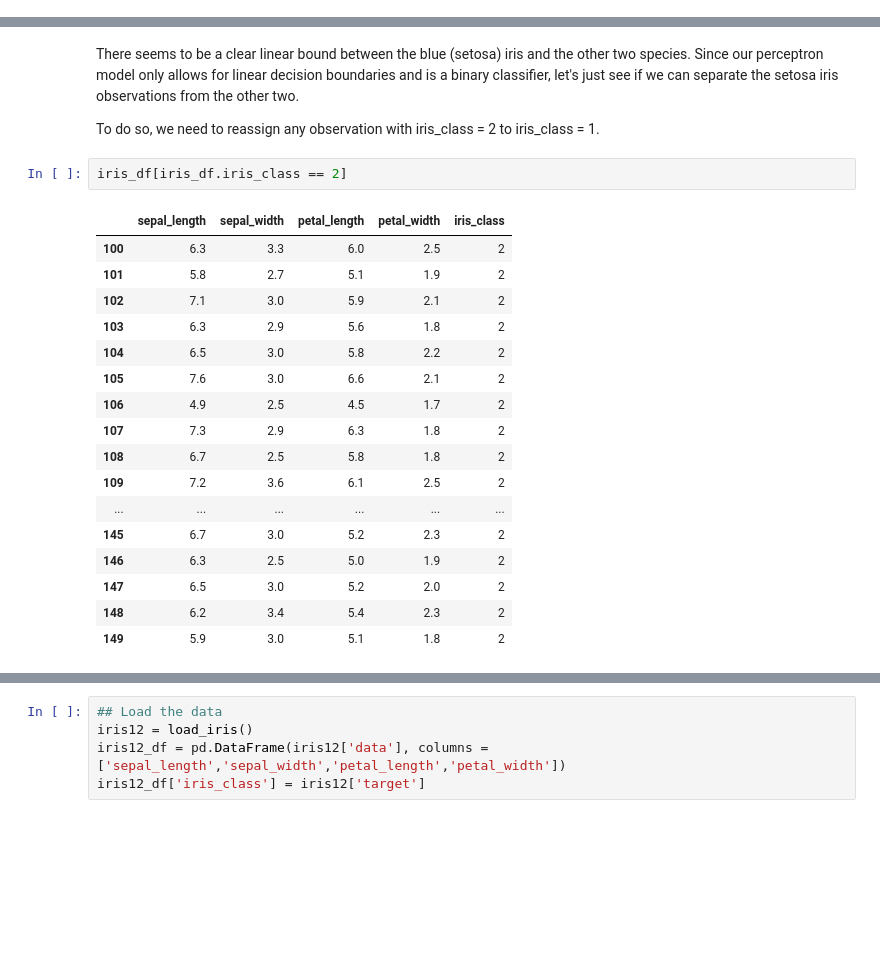
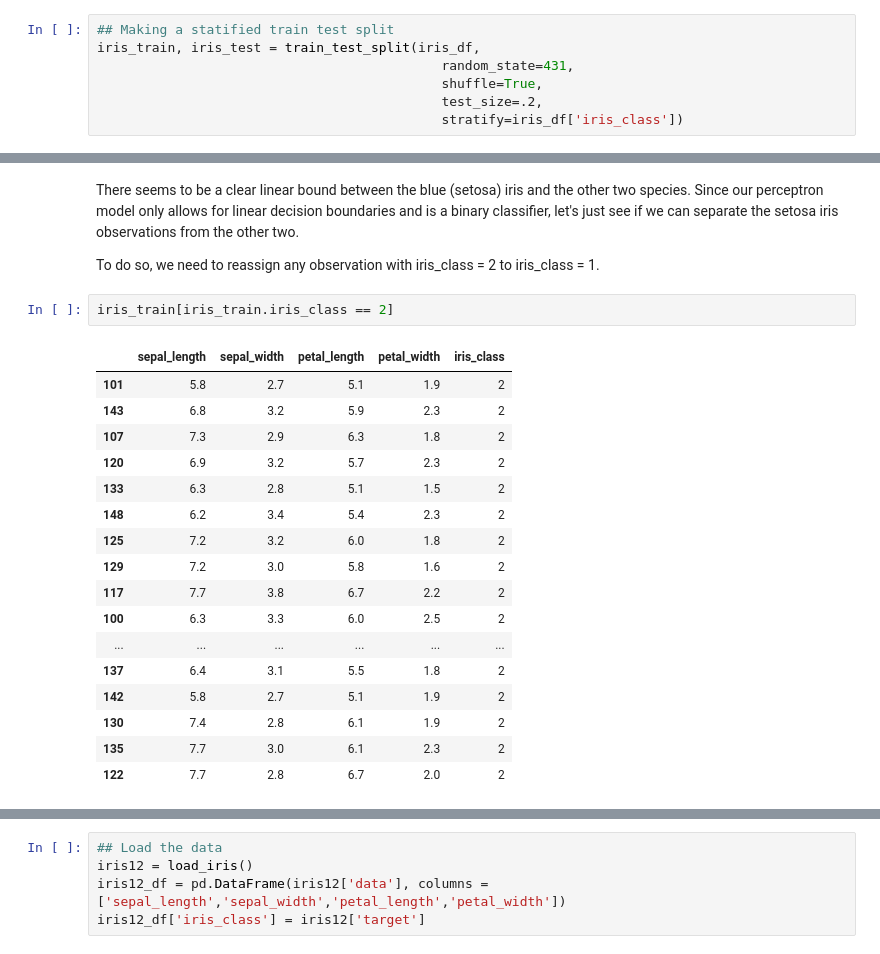
Before and after one commit to melbyjos/MLAlgos, a Jupyter notebook: Single_Layer_Perceptron.ipynb, the cells around one changed output, grey strips where cells are left out. Cells and saved outputs as stored; diff of their text form; blank space fills up the shorter version.

```diff
--- a/Single_Layer_Perceptron.ipynb
+++ b/Single_Layer_Perceptron.ipynb
@@ -416,6 +416,13 @@ iris_df.head()
 | 2 | 4.7 | 3.2 | 1.3 | 0.2 | 0 |
 | 3 | 4.6 | 3.1 | 1.5 | 0.2 | 0 |
 | 4 | 5.0 | 3.6 | 1.4 | 0.2 | 0 |
+# %%
+## Making a statified train test split
+iris_train, iris_test = train_test_split(iris_df,
+                                            random_state=431,
+                                            shuffle=True,
+                                            test_size=.2,
+                                            stratify=iris_df['iris_class'])
 # %%
 ## Plotting the training data
 ## sepal_width against sepal_length
@@ -457,24 +464,24 @@ let's just see if we can separate the setosa iris observations from the other tw
 
 To do so, we need to reassign any observation with iris_class = 2 to iris_class = 1.
 # %%
-iris_df[iris_df.iris_class == 2]
+iris_train[iris_train.iris_class == 2]
 # %% [output]
 |  | sepal_length | sepal_width | petal_length | petal_width | iris_class |
+| 101 | 5.8 | 2.7 | 5.1 | 1.9 | 2 |
+| 143 | 6.8 | 3.2 | 5.9 | 2.3 | 2 |
+| 107 | 7.3 | 2.9 | 6.3 | 1.8 | 2 |
+| 120 | 6.9 | 3.2 | 5.7 | 2.3 | 2 |
+| 133 | 6.3 | 2.8 | 5.1 | 1.5 | 2 |
+| 148 | 6.2 | 3.4 | 5.4 | 2.3 | 2 |
+| 125 | 7.2 | 3.2 | 6.0 | 1.8 | 2 |
+| 129 | 7.2 | 3.0 | 5.8 | 1.6 | 2 |
+| 117 | 7.7 | 3.8 | 6.7 | 2.2 | 2 |
 | 100 | 6.3 | 3.3 | 6.0 | 2.5 | 2 |
-| 101 | 5.8 | 2.7 | 5.1 | 1.9 | 2 |
-| 102 | 7.1 | 3.0 | 5.9 | 2.1 | 2 |
-| 103 | 6.3 | 2.9 | 5.6 | 1.8 | 2 |
-| 104 | 6.5 | 3.0 | 5.8 | 2.2 | 2 |
-| 105 | 7.6 | 3.0 | 6.6 | 2.1 | 2 |
-| 106 | 4.9 | 2.5 | 4.5 | 1.7 | 2 |
-| 107 | 7.3 | 2.9 | 6.3 | 1.8 | 2 |
-| 108 | 6.7 | 2.5 | 5.8 | 1.8 | 2 |
-| 109 | 7.2 | 3.6 | 6.1 | 2.5 | 2 |
 | ... | ... | ... | ... | ... | ... |
-| 145 | 6.7 | 3.0 | 5.2 | 2.3 | 2 |
-| 146 | 6.3 | 2.5 | 5.0 | 1.9 | 2 |
-| 147 | 6.5 | 3.0 | 5.2 | 2.0 | 2 |
-| 148 | 6.2 | 3.4 | 5.4 | 2.3 | 2 |
-| 149 | 5.9 | 3.0 | 5.1 | 1.8 | 2 |
+| 137 | 6.4 | 3.1 | 5.5 | 1.8 | 2 |
+| 142 | 5.8 | 2.7 | 5.1 | 1.9 | 2 |
+| 130 | 7.4 | 2.8 | 6.1 | 1.9 | 2 |
+| 135 | 7.7 | 3.0 | 6.1 | 2.3 | 2 |
+| 122 | 7.7 | 2.8 | 6.7 | 2.0 | 2 |
 # %%
 # Changing all the iris_class = 2 to class 1 so that we can use our binary classifier
```
Also changed, not shown: parts of 26 cells of this notebook, 1 other file.
